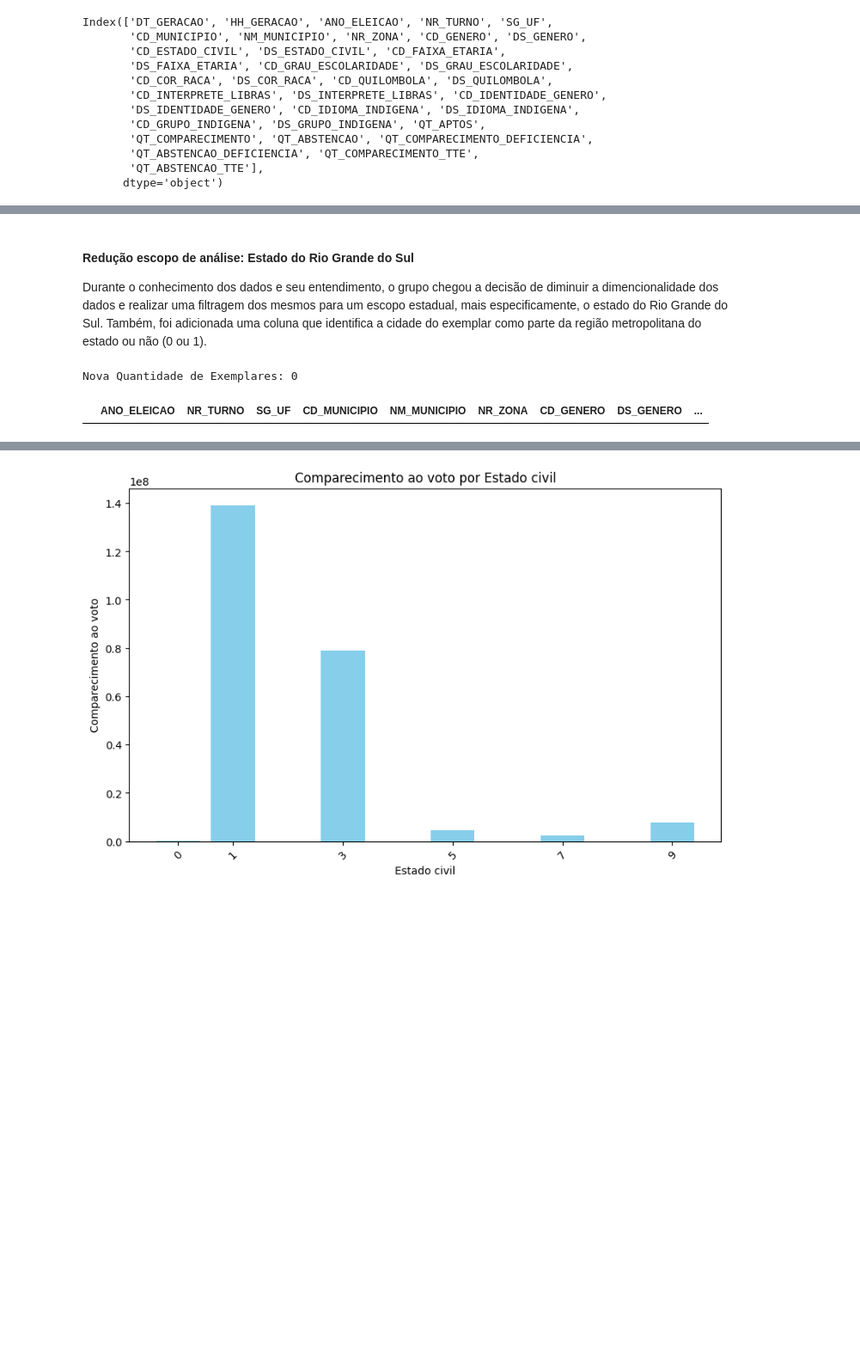
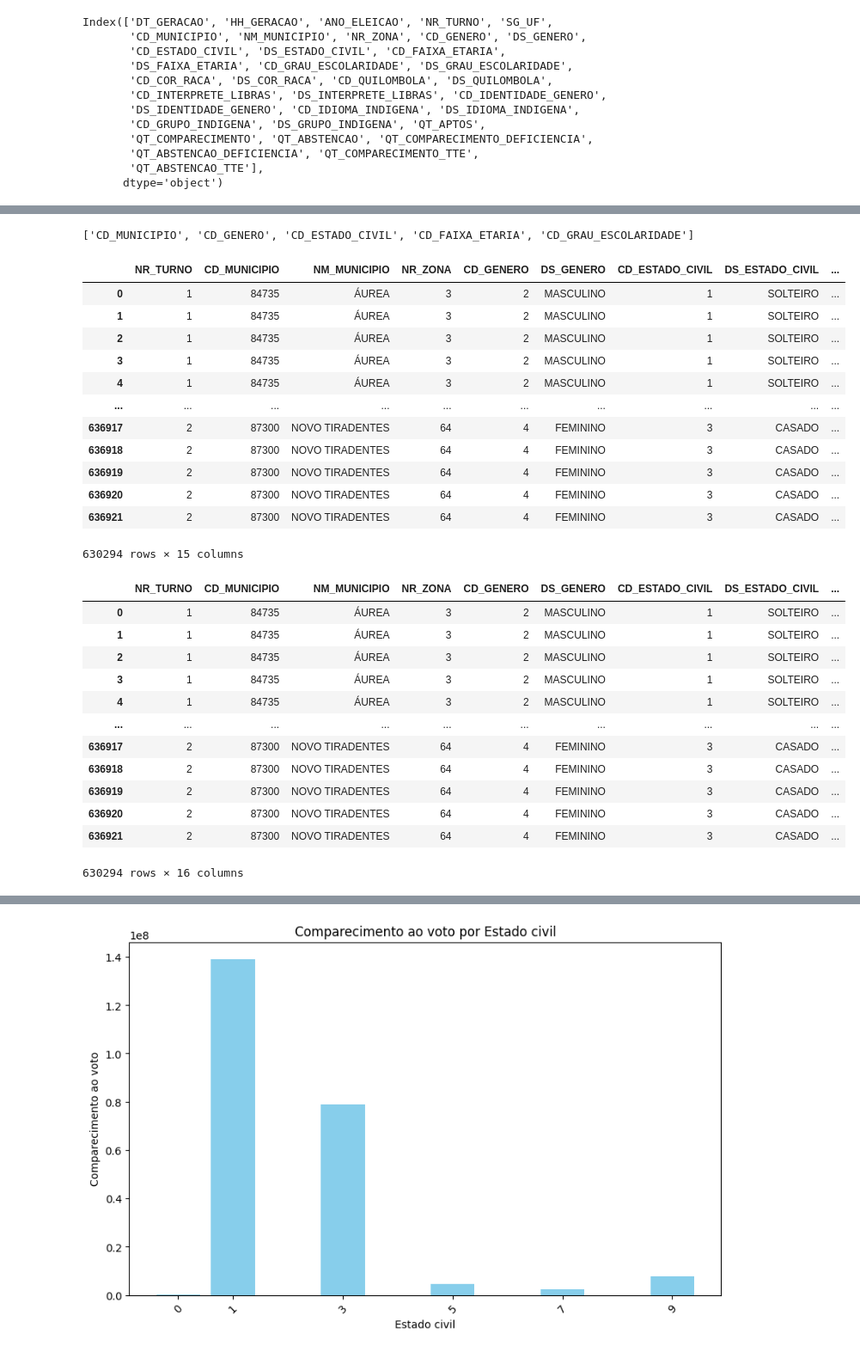
Before and after one commit to cristinaEinsfeld/CPA_TF, a Jupyter notebook: Entendimento_Dados_agora_vai_poha.ipynb, the cells around one changed output, grey strips where cells are left out. Shown: that part at 86% size. Saved outputs shown, nothing was run; the diff lists cells and outputs as text; code cells hidden in the pictures; blank space fills up the shorter version.

```diff
--- a/Entendimento_Dados_agora_vai_poha.ipynb
+++ b/Entendimento_Dados_agora_vai_poha.ipynb
@@ -31,6 +77,6 @@ def visualizacao_metadados_socioculturais(df):
 # %%
 # Carregamento do Dataframe com dados de Abstenção 2018
-df_2018= pd.read_csv('./perfil_comparecimento_abstencao_2018_BRASIL.csv', encoding='latin-1', sep= ';')
+df_2018= pd.read_csv('./perfil_comparecimento_abstencao_2018/perfil_comparecimento_abstencao_2018_RS.csv', encoding='latin-1', sep= ';')
 # %%
 # Visualização 10 primeiros exemplares
 df_2018.head(10)
@@ -86,4 +133 @@ CD_GRUPO_INDIGENA
 Name: count, dtype: int64
-# %% [markdown]
-#### Redução escopo de análise: Estado do Rio Grande do Sul
-Durante o conhecimento dos dados e seu entendimento, o grupo chegou a decisão de diminuir a dimencionalidade dos dados e realizar uma filtragem dos mesmos para um escopo estadual, mais especificamente, o estado do Rio Grande do Sul. Também, foi adicionada uma coluna que identifica a cidade do exemplar como parte da região metropolitana do estado ou não (0 ou 1).
@@ -97,29 +134,51 @@ regiao_metropolitana = [
 # %%
-# Redução do Dataframe para apenas cidades do estado do RS
-df_2018_novo = df_2018[df_2018['SG_UF'] == 'RS']
+# Filtragem de Dados do Dataframe com retirada de exemplares com valores inválidos
 
-# Filtragem de Dados do Dataframe com retirada de exemplares com valores inválidos
-col = [coluna for coluna in df_2018_novo.columns if coluna[0:2] == 'CD']
-df_2018_novo = df_2018_novo[~df_2018_novo[col].isin([0, -3, -1]).any(axis=1)]
-
-# Redução de Dimensionalidade do Dataframe com exclusão de colunas desnecessárias
-df_2018_novo = df_2018_novo.drop(columns=[
-    'CD_COR_RACA', 'DS_COR_RACA', 'CD_QUILOMBOLA', 'DS_QUILOMBOLA',
+df_2018_nv= df_2018.drop(columns=[
+    'ANO_ELEICAO', 'SG_UF' ,'CD_COR_RACA', 'DS_COR_RACA', 'CD_QUILOMBOLA', 'DS_QUILOMBOLA',
     'CD_INTERPRETE_LIBRAS', 'DS_INTERPRETE_LIBRAS', 'CD_IDENTIDADE_GENERO',
     'DS_IDENTIDADE_GENERO', 'CD_IDIOMA_INDIGENA', 'DS_IDIOMA_INDIGENA',
-    'CD_GRUPO_INDIGENA', 'DS_GRUPO_INDIGENA', 'QT_APTOS',
-    'QT_COMPARECIMENTO_DEFICIENCIA', 'QT_ABSTENCAO_DEFICIENCIA',
+    'CD_GRUPO_INDIGENA', 'DS_GRUPO_INDIGENA', 'QT_COMPARECIMENTO_DEFICIENCIA', 'QT_ABSTENCAO_DEFICIENCIA',
     'QT_COMPARECIMENTO_TTE', 'QT_ABSTENCAO_TTE',
-    'DT_GERACAO', 'HH_GERACAO'
-])
+    'DT_GERACAO', 'HH_GERACAO'])
 
-# Nova dimensão do Dataframe
-print('Nova Quantidade de Exemplares: ' + str(df_2018_novo.size))
+colunas_codigo = [coluna for coluna in df_2018_nv.columns if coluna[0:2] == 'CD']
+print(colunas_codigo)
 
-# Visualização dos 10 primeiros exemplares do no Dataframe
-df_2018_novo.head(10)
+df_2018_nv= excluir_linhas_valores_nulos(df_2018_nv, colunas_codigo)
+display(df_2018_nv)
+
+df_2018_nv = nova_coluna(df_2018_nv, regiao_metropolitana)
+display(df_2018_nv)
+
+df_2018_nv.to_csv("df_2028.csv")
 # %% [output]
-Nova Quantidade de Exemplares: 0
+['CD_MUNICIPIO', 'CD_GENERO', 'CD_ESTADO_CIVIL', 'CD_FAIXA_ETARIA', 'CD_GRAU_ESCOLARIDADE']
-|  | ANO_ELEICAO | NR_TURNO | SG_UF | CD_MUNICIPIO | NM_MUNICIPIO | NR_ZONA | CD_GENERO | DS_GENERO | ... |
+|  | NR_TURNO | CD_MUNICIPIO | NM_MUNICIPIO | NR_ZONA | CD_GENERO | DS_GENERO | CD_ESTADO_CIVIL | DS_ESTADO_CIVIL | ... |
+| 0 | 1 | 84735 | ÁUREA | 3 | 2 | MASCULINO | 1 | SOLTEIRO | ... |
+| 1 | 1 | 84735 | ÁUREA | 3 | 2 | MASCULINO | 1 | SOLTEIRO | ... |
+| 2 | 1 | 84735 | ÁUREA | 3 | 2 | MASCULINO | 1 | SOLTEIRO | ... |
+| 3 | 1 | 84735 | ÁUREA | 3 | 2 | MASCULINO | 1 | SOLTEIRO | ... |
+| 4 | 1 | 84735 | ÁUREA | 3 | 2 | MASCULINO | 1 | SOLTEIRO | ... |
+| ... | ... | ... | ... | ... | ... | ... | ... | ... | ... |
+| 636917 | 2 | 87300 | NOVO TIRADENTES | 64 | 4 | FEMININO | 3 | CASADO | ... |
+| 636918 | 2 | 87300 | NOVO TIRADENTES | 64 | 4 | FEMININO | 3 | CASADO | ... |
+| 636919 | 2 | 87300 | NOVO TIRADENTES | 64 | 4 | FEMININO | 3 | CASADO | ... |
+| 636920 | 2 | 87300 | NOVO TIRADENTES | 64 | 4 | FEMININO | 3 | CASADO | ... |
+| 636921 | 2 | 87300 | NOVO TIRADENTES | 64 | 4 | FEMININO | 3 | CASADO | ... |
+630294 rows × 15 columns
+|  | NR_TURNO | CD_MUNICIPIO | NM_MUNICIPIO | NR_ZONA | CD_GENERO | DS_GENERO | CD_ESTADO_CIVIL | DS_ESTADO_CIVIL | ... |
+| 0 | 1 | 84735 | ÁUREA | 3 | 2 | MASCULINO | 1 | SOLTEIRO | ... |
+| 1 | 1 | 84735 | ÁUREA | 3 | 2 | MASCULINO | 1 | SOLTEIRO | ... |
+| 2 | 1 | 84735 | ÁUREA | 3 | 2 | MASCULINO | 1 | SOLTEIRO | ... |
+| 3 | 1 | 84735 | ÁUREA | 3 | 2 | MASCULINO | 1 | SOLTEIRO | ... |
+| 4 | 1 | 84735 | ÁUREA | 3 | 2 | MASCULINO | 1 | SOLTEIRO | ... |
+| ... | ... | ... | ... | ... | ... | ... | ... | ... | ... |
+| 636917 | 2 | 87300 | NOVO TIRADENTES | 64 | 4 | FEMININO | 3 | CASADO | ... |
+| 636918 | 2 | 87300 | NOVO TIRADENTES | 64 | 4 | FEMININO | 3 | CASADO | ... |
+| 636919 | 2 | 87300 | NOVO TIRADENTES | 64 | 4 | FEMININO | 3 | CASADO | ... |
+| 636920 | 2 | 87300 | NOVO TIRADENTES | 64 | 4 | FEMININO | 3 | CASADO | ... |
+| 636921 | 2 | 87300 | NOVO TIRADENTES | 64 | 4 | FEMININO | 3 | CASADO | ... |
+630294 rows × 16 columns
 # %%
 # Visualização de frequência de categorias em cada feature socio-cultural Dataframe RS
```
Also changed, not shown: parts of 33 cells of this notebook.
